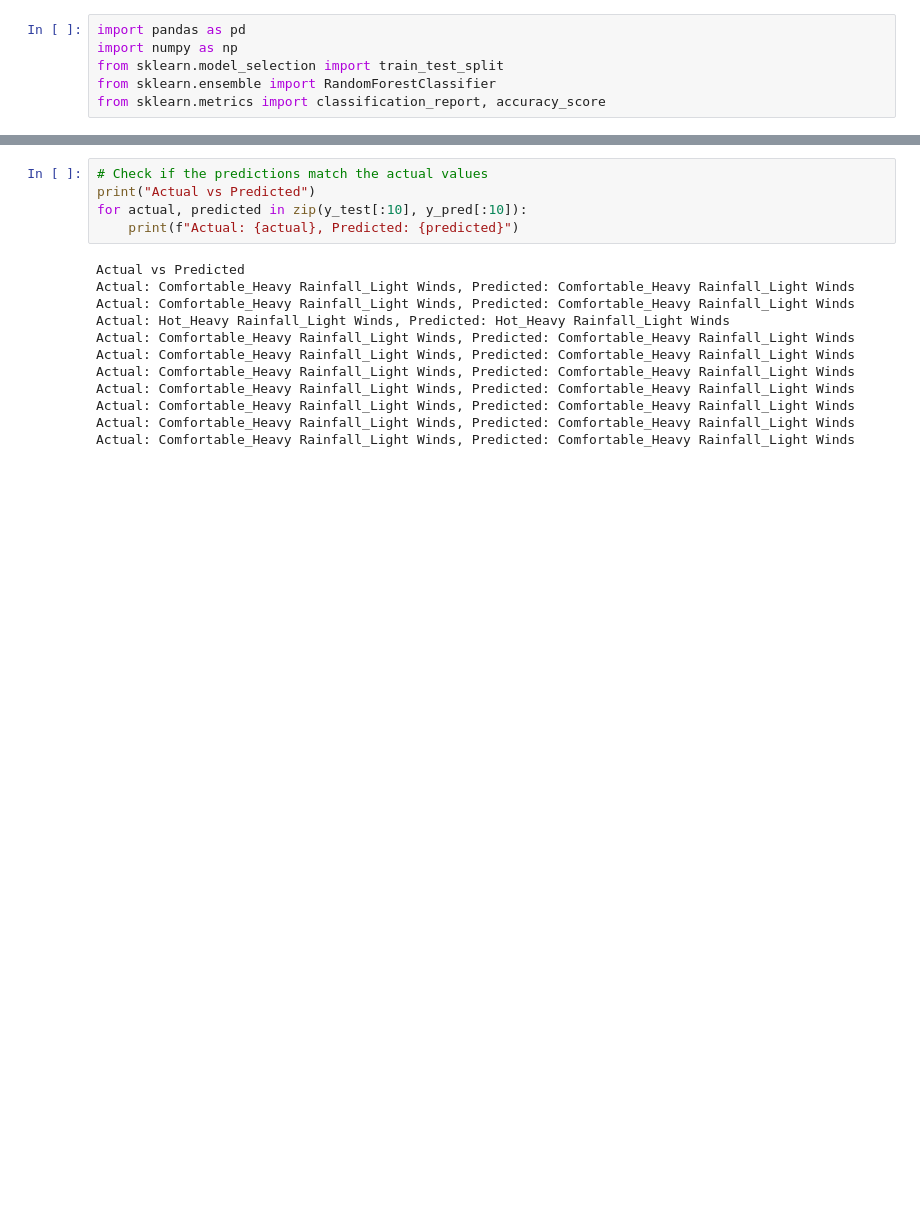
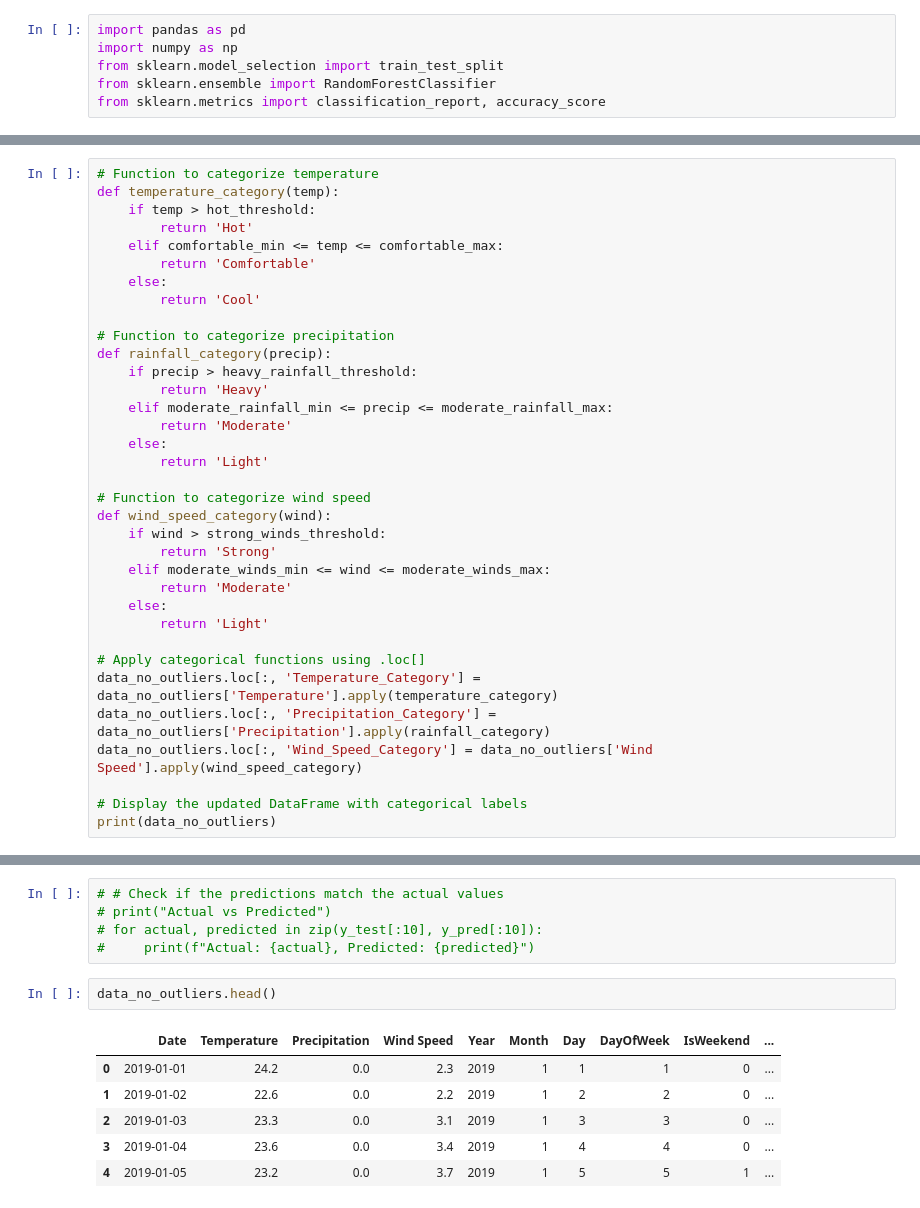
Before and after one commit to Pubudu-Piyankara/lakTravel_ML_Model, a Jupyter notebook: lakTravel.ipynb, the cells around one changed output, grey strips where cells are left out. Drawn from its saved outputs; the diff is of its cells as text; blank space fills up the shorter version.

```diff
--- a/lakTravel.ipynb
+++ b/lakTravel.ipynb
@@ -192,0 +200,35 @@ df['Date'] = pd.to_datetime(df['Date'], format='%d/%m/%Y')
+# %%
+# Function to categorize temperature
+def temperature_category(temp):
+    if temp > hot_threshold:
+        return 'Hot'
+    elif comfortable_min <= temp <= comfortable_max:
+        return 'Comfortable'
+    else:
+        return 'Cool'
+
+# Function to categorize precipitation
+def rainfall_category(precip):
+    if precip > heavy_rainfall_threshold:
+        return 'Heavy'
+    elif moderate_rainfall_min <= precip <= moderate_rainfall_max:
+        return 'Moderate'
+    else:
+        return 'Light'
+
+# Function to categorize wind speed
+def wind_speed_category(wind):
+    if wind > strong_winds_threshold:
+        return 'Strong'
+    elif moderate_winds_min <= wind <= moderate_winds_max:
+        return 'Moderate'
+    else:
+        return 'Light'
+
+# Apply categorical functions using .loc[]
+data_no_outliers.loc[:, 'Temperature_Category'] = data_no_outliers['Temperature'].apply(temperature_category)
+data_no_outliers.loc[:, 'Precipitation_Category'] = data_no_outliers['Precipitation'].apply(rainfall_category)
+data_no_outliers.loc[:, 'Wind_Speed_Category'] = data_no_outliers['Wind Speed'].apply(wind_speed_category)
+
+# Display the updated DataFrame with categorical labels
+print(data_no_outliers)
@@ -317,17 +340,14 @@ print(df[['Temperature_Class', 'Rainfall_Class', 'Wind_Class', 'Weather_Situatio
 # %%
-# Check if the predictions match the actual values
-print("Actual vs Predicted")
-for actual, predicted in zip(y_test[:10], y_pred[:10]):
-    print(f"Actual: {actual}, Predicted: {predicted}")
+# # Check if the predictions match the actual values
+# print("Actual vs Predicted")
+# for actual, predicted in zip(y_test[:10], y_pred[:10]):
+#     print(f"Actual: {actual}, Predicted: {predicted}")
-# %% [output]
-Actual vs Predicted
-Actual: Comfortable_Heavy Rainfall_Light Winds, Predicted: Comfortable_Heavy Rainfall_Light Winds
-Actual: Comfortable_Heavy Rainfall_Light Winds, Predicted: Comfortable_Heavy Rainfall_Light Winds
-Actual: Hot_Heavy Rainfall_Light Winds, Predicted: Hot_Heavy Rainfall_Light Winds
-Actual: Comfortable_Heavy Rainfall_Light Winds, Predicted: Comfortable_Heavy Rainfall_Light Winds
-Actual: Comfortable_Heavy Rainfall_Light Winds, Predicted: Comfortable_Heavy Rainfall_Light Winds
-Actual: Comfortable_Heavy Rainfall_Light Winds, Predicted: Comfortable_Heavy Rainfall_Light Winds
-Actual: Comfortable_Heavy Rainfall_Light Winds, Predicted: Comfortable_Heavy Rainfall_Light Winds
-Actual: Comfortable_Heavy Rainfall_Light Winds, Predicted: Comfortable_Heavy Rainfall_Light Winds
-Actual: Comfortable_Heavy Rainfall_Light Winds, Predicted: Comfortable_Heavy Rainfall_Light Winds
-Actual: Comfortable_Heavy Rainfall_Light Winds, Predicted: Comfortable_Heavy Rainfall_Light Winds
+# %%
+data_no_outliers.head()
+# %% [output]
+|  | Date | Temperature | Precipitation | Wind Speed | Year | Month | Day | DayOfWeek | IsWeekend | ... |
+| 0 | 2019-01-01 | 24.2 | 0.0 | 2.3 | 2019 | 1 | 1 | 1 | 0 | ... |
+| 1 | 2019-01-02 | 22.6 | 0.0 | 2.2 | 2019 | 1 | 2 | 2 | 0 | ... |
+| 2 | 2019-01-03 | 23.3 | 0.0 | 3.1 | 2019 | 1 | 3 | 3 | 0 | ... |
+| 3 | 2019-01-04 | 23.6 | 0.0 | 3.4 | 2019 | 1 | 4 | 4 | 0 | ... |
+| 4 | 2019-01-05 | 23.2 | 0.0 | 3.7 | 2019 | 1 | 5 | 5 | 1 | ... |
```
Also changed, not shown: parts of 33 cells of this notebook.
